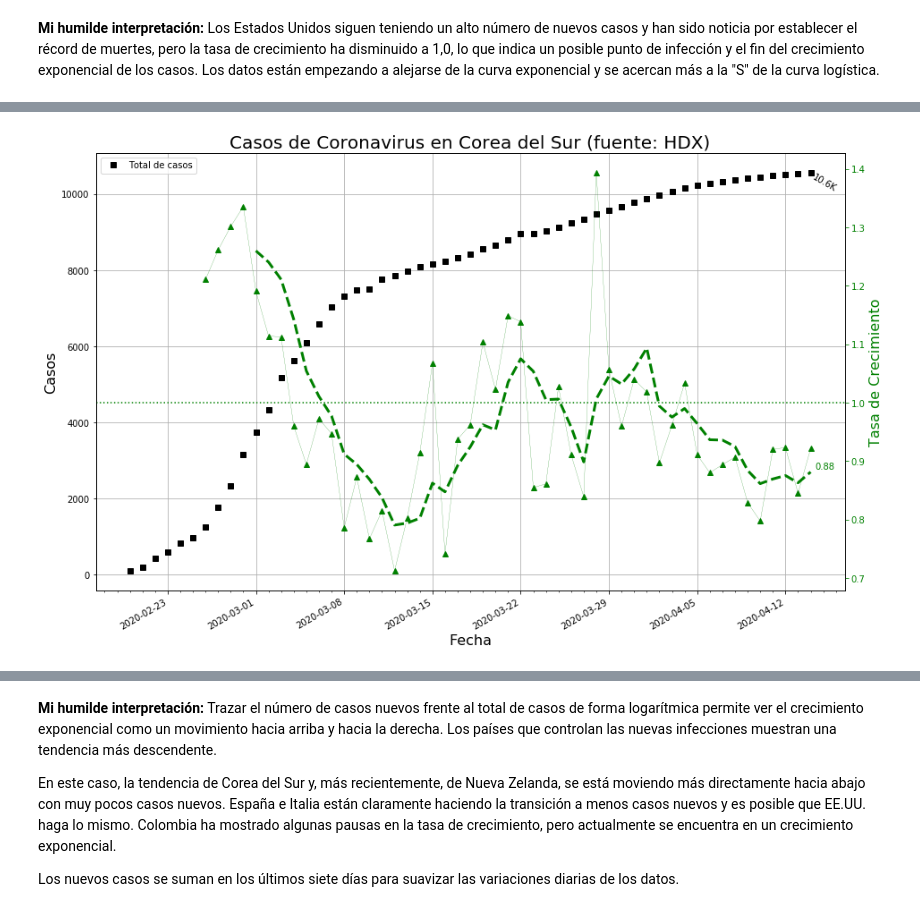
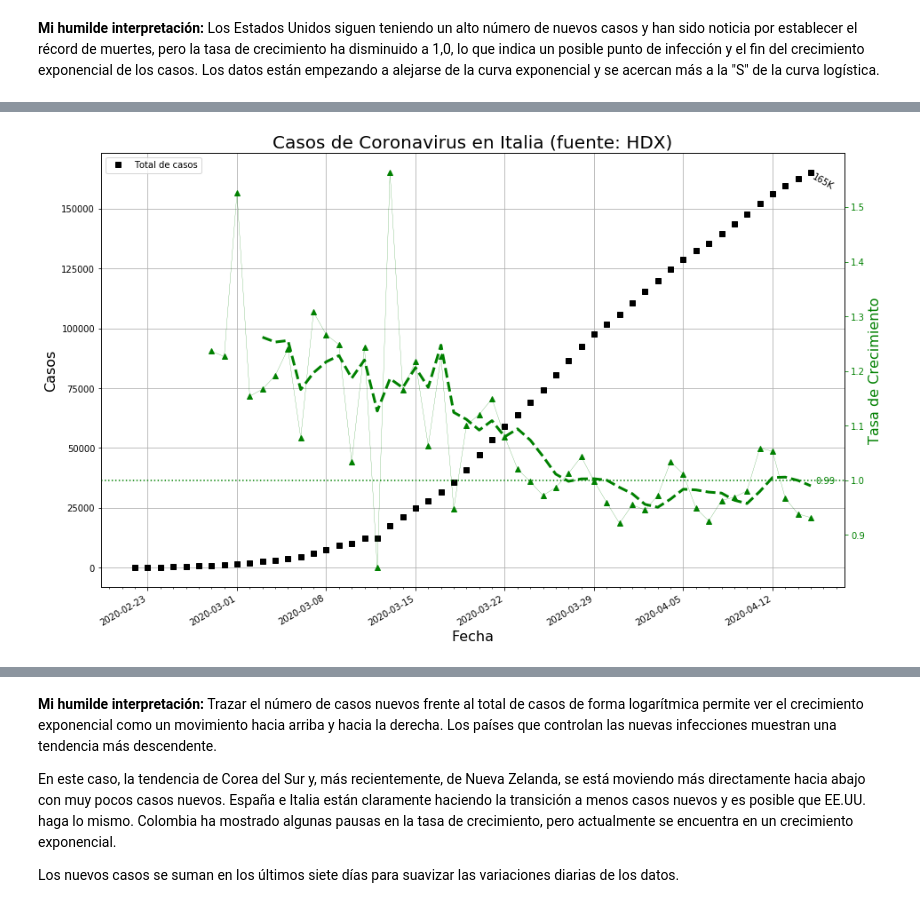
Before and after one commit to markrichter14/COVID-19, a Jupyter notebook: COVID-19.ipynb, the cells around one changed output, grey strips where cells are left out. Drawn from its saved outputs; the diff is of its cells as text; code cells hidden in the pictures.

Commit message:
Combined data into dict, modified plot functions to take country name as string for input

```diff
--- a/COVID-19.ipynb
+++ b/COVID-19.ipynb
@@ -83,8 +97,7 @@ def convert_data(data, meta, mm_days = 7):
 
     return df
 # %%
-#########1#########2#########3#########4#########5#########6#########7#########
-def filter_import(df_import, code):
+def filter_import(df_import, code, country):
     '''
     Filters and formats data imported from HDX
     Takes a dataframe containing all data, and a 3-letter code for country
@@ -93,7 +106,7 @@ def filter_import(df_import, code):
     SRC = 'HDX'
 
     df = df_csv[df_csv['Code'] == code]
-    country_name = df['Country'].values[0]
+#     country_name = df['Country'].values[0]
     df = df[df['Value'] != 0]
     df['Date'] = pd.to_datetime(df['Date'])
     df = df.groupby(['Date']).sum()
@@ -102,7 +115,7 @@ def filter_import(df_import, code):
     df['Day'] = (df.index - df.index[0]).days
     df['New'] = df['Cases'].diff()
 
-    df.country = country_name
+    df.country = country
     df.source = SRC
 
     return df
@@ -133,6 +146,7 @@ data = [
     ['2020-04-12', 2776],
     ['2020-04-13', 2852],
     ['2020-04-14', 2979],
+    ['2020-04-15', 3105],
 ]
 
 meta = {
@@ -142,5 +156,7 @@ meta = {
 
 df_infect = convert_data(data, meta)
 
+print(f'{df_infect.country}, {df_infect.source}')
+
 df_infect.tail(7)
 # %% [output]
@@ -219,0 +209,7 @@ df_ECU = filter_import(df_csv, 'ECU')
+# %%
+for country in countries:
+    countries[country]['df'] = filter_import(df_csv, countries[country]['alfa3'], country)
+
+print(f"{countries['US']['df'].country}, {countries['US']['df'].source}")
+
+countries['US']['df'].tail(7)
@@ -220,13 +227,21 @@ df_ECU = filter_import(df_csv, 'ECU')
 # %%
-#########1#########2#########3#########4#########5#########6#########7#########
-def plot_projected(df_orig, forecast=7, curve=exp_curve):
+def plot_projected(data, forecast=7, curve=exp_curve):
     '''
     Plot cases and growth vs Date
     '''
+    if isinstance(data, str):
+        df = countries[data]['df']
+        country = countries[data].get('esp', data)
+        source = countries[data]['df'].source
+    else:
+        df = data
+        country = countries[data.country].get('esp', data.country)
+        source = data.source
+
     MIN_CASES = 50
     PERIOD = 5
 
-    df = df_orig[df_orig['Cases'] >= MIN_CASES]
+    df = df[df['Cases'] >= MIN_CASES]
 
     fig, ax = plt.subplots(figsize=(15, 10))
 
@@ -279,14 +294,9 @@ def plot_projected(df_orig, forecast=7, curve=exp_curve):
     ax.set_xlabel('Fecha', fontsize=16)
     title_str = f'Casos de Coronavirus'
 
-    try:
-        country = SPANISH.get(df_orig.country, df_orig.country)
-        source = SPANISH.get(df_orig.source, df_orig.source)
-        title_str += f' en {country} (fuente: {source})'
-        if forecast:
-            title_str += f'\nproyectados {forecast} dias' + curve_name
-    except:
-        pass
+    title_str += f' en {country} (fuente: {source})'
+    if forecast:
+        title_str += f'\nproyectados {forecast} dias' + curve_name
 
     ax.set_title(title_str, fontsize=20)
     ax.grid()
@@ -343,4 +365,4 @@ __Mi humilde interpretación:__ Los Estados Unidos siguen teniendo un alto núme
 # %%
-plot_projected(df_KOR, 0)
+plot_projected('Italy', 0)
 # %% [output]
-[figure, old version]
+[figure, new version]
```
Also changed, not shown: parts of 39 cells of this notebook, 2 other files.
